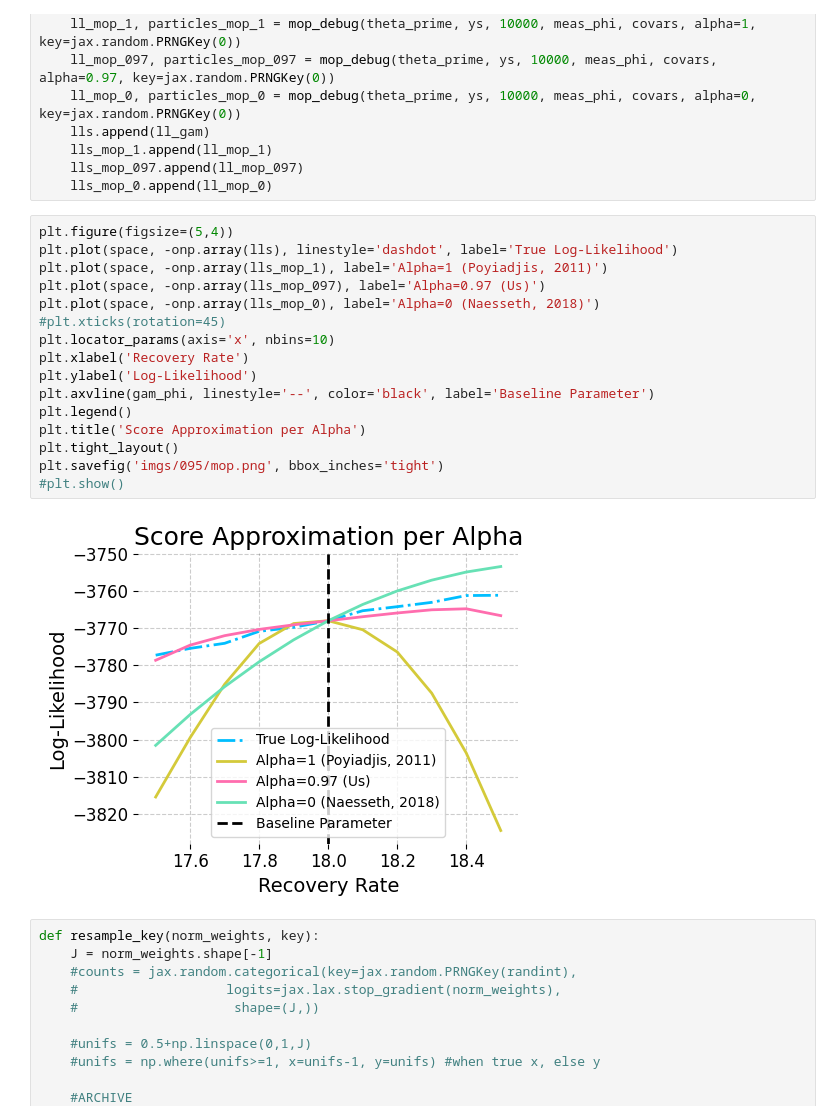
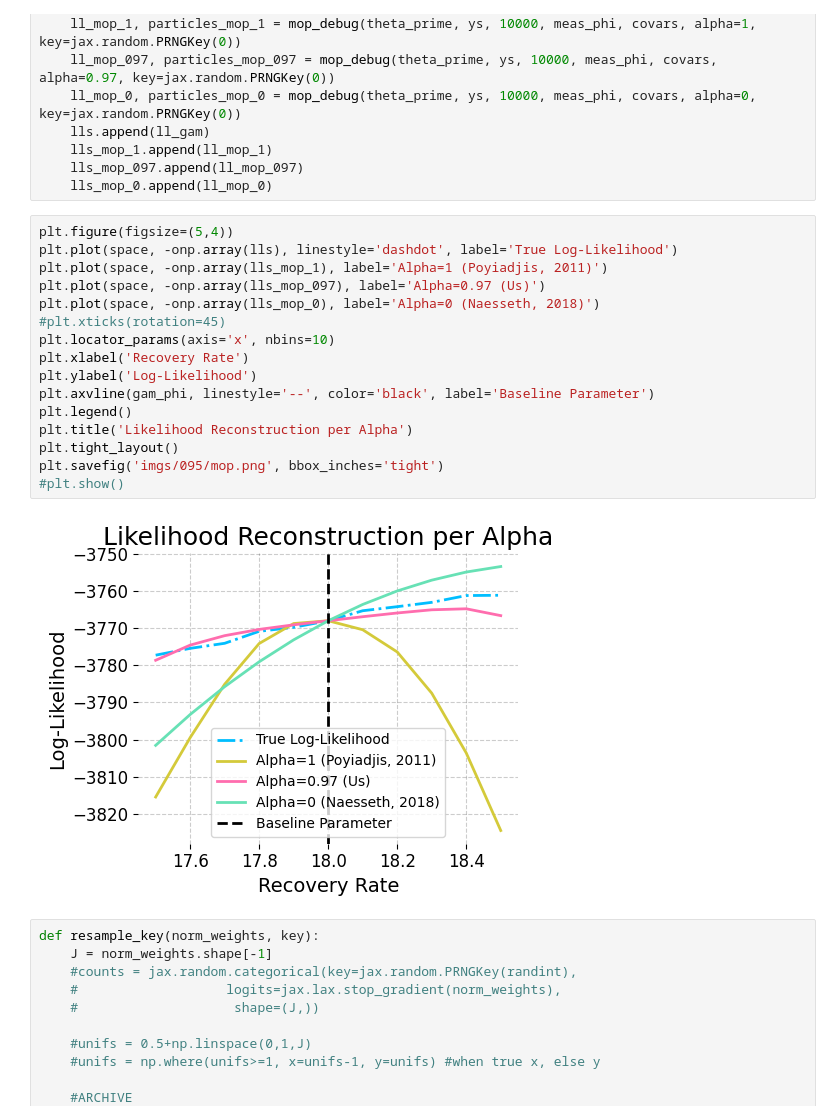
Before and after one commit to hetankevin/diffilter, a Jupyter notebook: cholera_mop.ipynb, the cells around one changed output. Cells and saved outputs as stored; diff of their text form.

Commit message:
likelihood reconstruction

```diff
--- a/cholera_mop.ipynb
+++ b/cholera_mop.ipynb
@@ -227,21 +227,21 @@ for i, gam in tqdm(enumerate(space)):
 # %%
 plt.figure(figsize=(5,4))
 plt.plot(space, -onp.array(lls), linestyle='dashdot', label='True Log-Likelihood')
 plt.plot(space, -onp.array(lls_mop_1), label='Alpha=1 (Poyiadjis, 2011)')
 plt.plot(space, -onp.array(lls_mop_097), label='Alpha=0.97 (Us)')
 plt.plot(space, -onp.array(lls_mop_0), label='Alpha=0 (Naesseth, 2018)')
 #plt.xticks(rotation=45)
 plt.locator_params(axis='x', nbins=10)
 plt.xlabel('Recovery Rate')
 plt.ylabel('Log-Likelihood')
 plt.axvline(gam_phi, linestyle='--', color='black', label='Baseline Parameter')
 plt.legend()
-plt.title('Score Approximation per Alpha')
+plt.title('Likelihood Reconstruction per Alpha')
 plt.tight_layout()
 plt.savefig('imgs/095/mop.png', bbox_inches='tight')
 #plt.show()
 # %% [output]
-[figure, old version]
+[figure, new version]
 # %%
 def resample_key(norm_weights, key):
     J = norm_weights.shape[-1]
```
Also changed, not shown: 1 other file.
